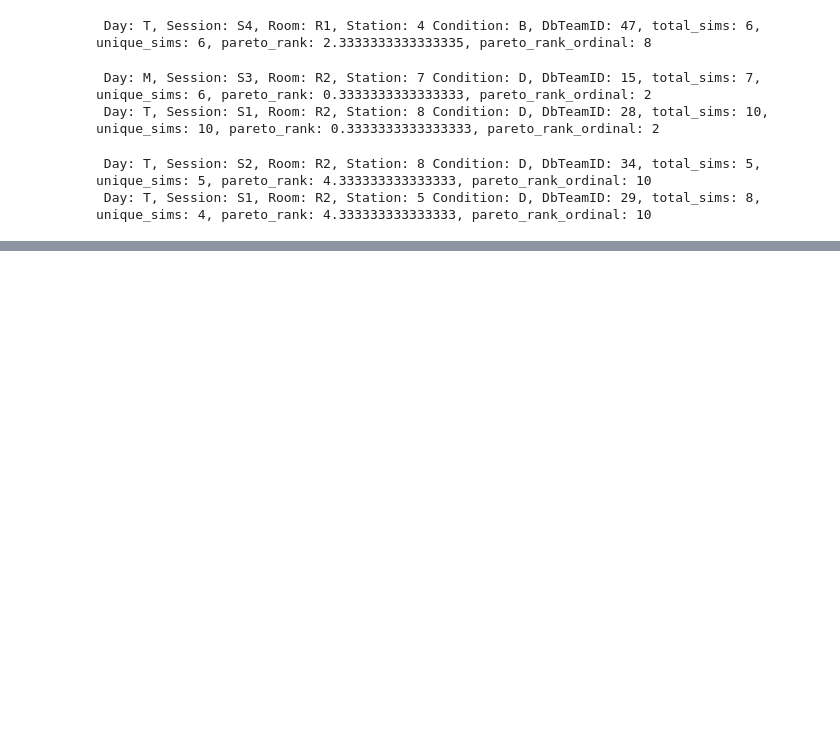
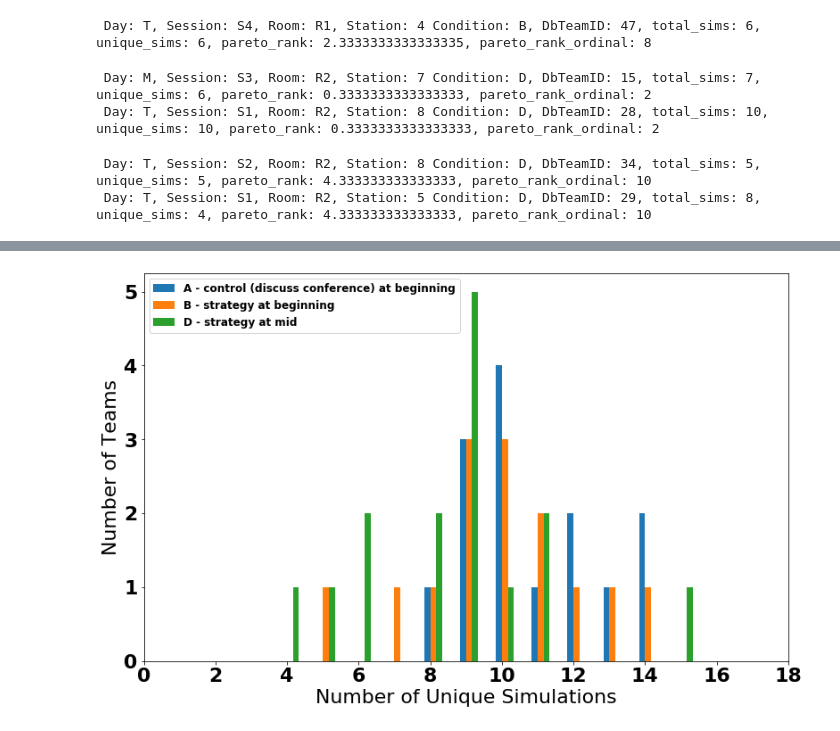
Before and after one commit to MIT-GTL-Open-Source-Public/Learning2019-PostProcessing, a Jupyter notebook: SimpleRankOrdersJupyter/NumberOfSimulationsVsParetoRanks.ipynb, the cells around one changed output, grey strips where cells are left out. Drawn from its saved outputs; the diff is of its cells as text; code cells hidden in the pictures; blank space fills up the shorter version.

```diff
--- a/SimpleRankOrdersJupyter/NumberOfSimulationsVsParetoRanks.ipynb
+++ b/SimpleRankOrdersJupyter/NumberOfSimulationsVsParetoRanks.ipynb
@@ -378,0 +463,14 @@ for worst in worstD:
+# %%
+golden_ratio = np.array([1.61803398875, 1])
+plt.figure(figsize=golden_ratio*8)
+
+plt.hist(uniqueSimsA-1/6, bins=np.arange(0, 18, 1/6), density=False)
+plt.hist(uniqueSimsB+0/6, bins=np.arange(0, 18, 1/6), density=False)
+plt.hist(uniqueSimsD+1/6, bins=np.arange(0, 18, 1/6), density=False)
+plt.xlim([0, 18])
+plt.legend(conditions, fontsize=12, loc=2)
+plt.ylabel('Number of Teams')
+plt.xlabel('Number of Unique Simulations')
+plt.show()
+# %% [output]
+[figure, added]
```
Also changed, not shown: parts of 6 cells of this notebook, 2 other files.
